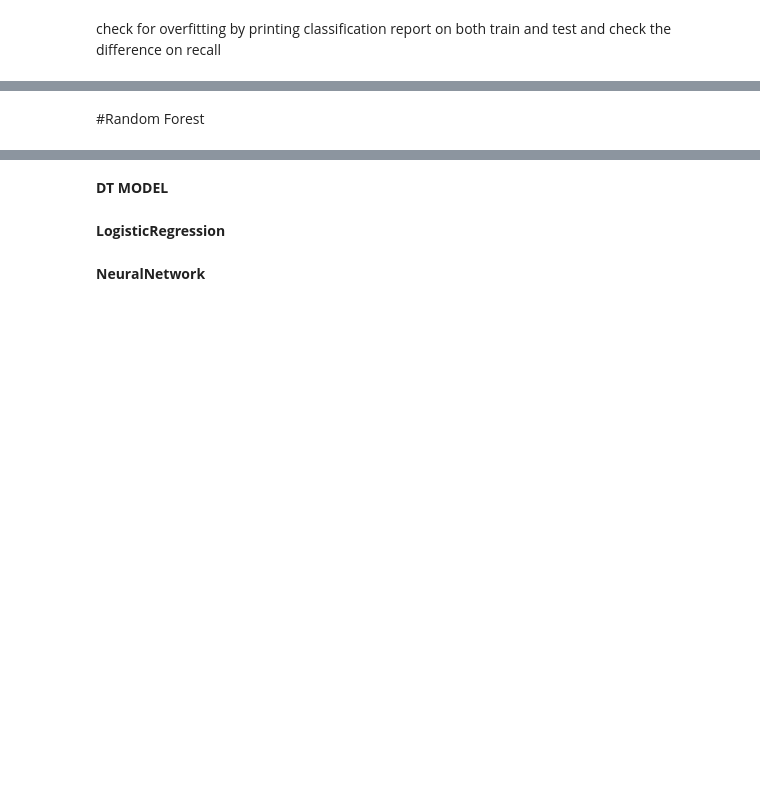
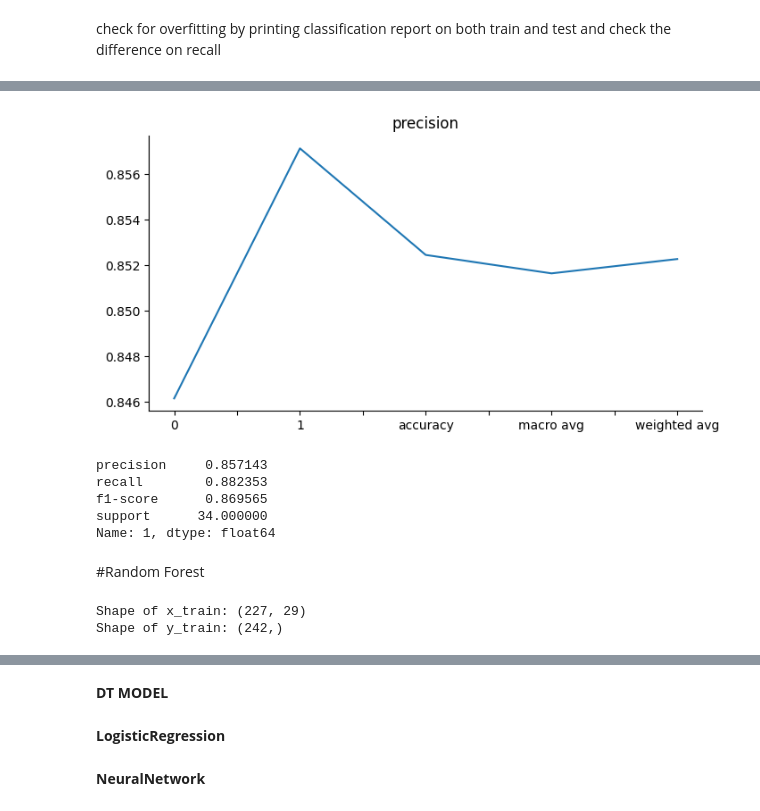
Before and after one commit to cwa312/Project4, a Jupyter notebook: heart_desease_pred.ipynb, the cells around one changed output, grey strips where cells are left out. Drawn from its saved outputs; the diff is of its cells as text; code cells hidden in the pictures; blank space fills up the shorter version.

```diff
--- a/heart_desease_pred.ipynb
+++ b/heart_desease_pred.ipynb
@@ -364,4 +445,22 @@ check for overfitting by printing classification report on both train and test a
+# %%
+# @title precision
+
+from matplotlib import pyplot as plt
+test_report_df['precision'].plot(kind='line', figsize=(8, 4), title='precision')
+plt.gca().spines[['top', 'right']].set_visible(False)
+# %% [output]
+[figure, added]
 # %%
 # filter out the positive result from datafram
+positive_results = test_report_df.loc["1"]
+
+# Display filtered results
+print(positive_results)
+# %% [output]
+precision     0.857143
+recall        0.882353
+f1-score      0.869565
+support      34.000000
+Name: 1, dtype: float64
 # %% [markdown]
 #Random Forest
@@ -369,0 +467,17 @@ check for overfitting by printing classification report on both train and test a
+# %%
+# Define the parameter grid for Random Forest
+rf_model = RandomForestClassifier()
+rf_param_grid = {
+    'n_estimators': [50, 100, 200, 300],
+    'max_depth': [None, 10, 20, 30],
+    'min_samples_split': [2, 5, 10],
+    'min_samples_leaf': [1, 2, 4],
+    'max_features': ['sqrt', 'log2'],
+    'bootstrap': [True, False]
+}
+
+print(f"Shape of x_train: {x_train.shape}")
+print(f"Shape of y_train: {y_train.shape}")
+# %% [output]
+Shape of x_train: (227, 29)
+Shape of y_train: (242,)
```
Also changed, not shown: parts of 20 cells of this notebook, 1 other file.
